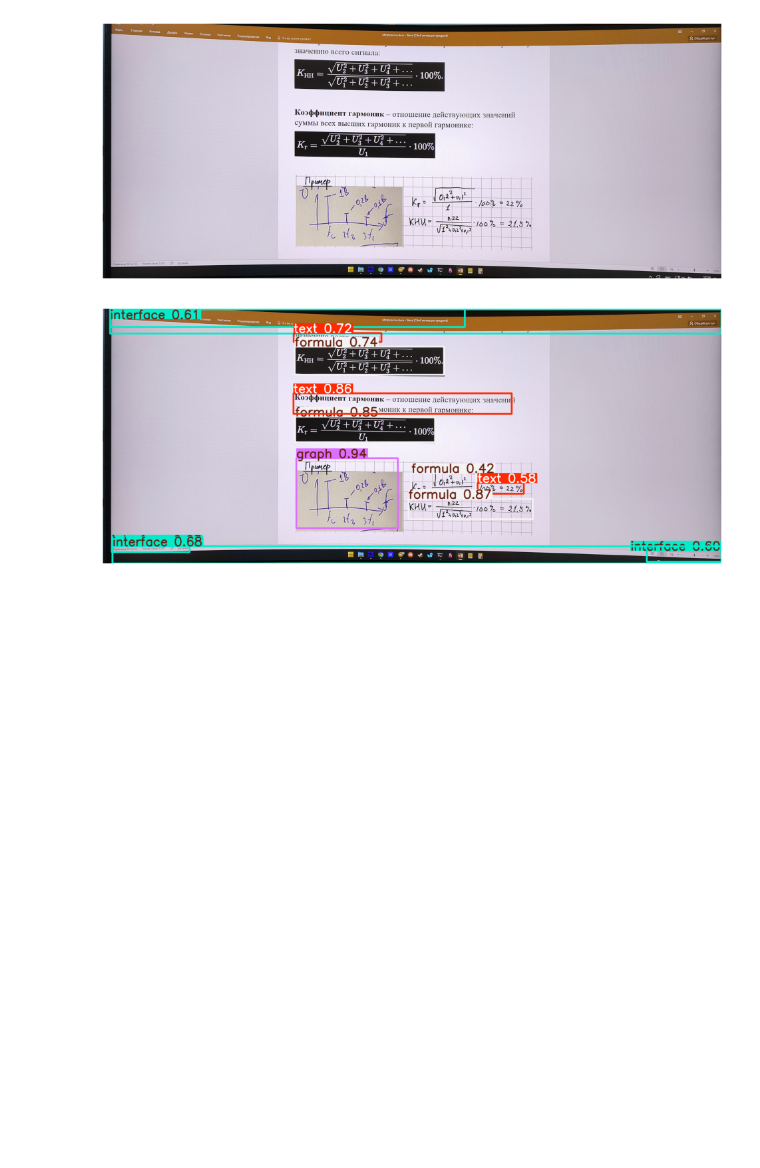
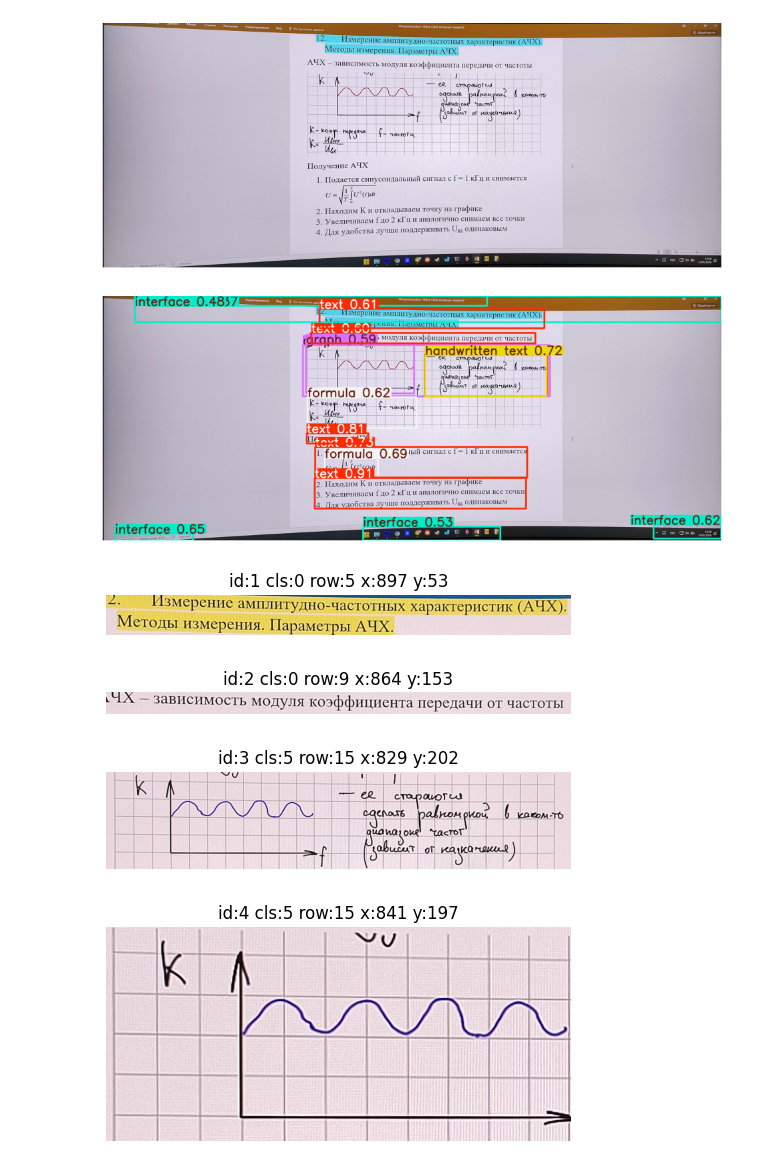
Before and after one commit to gigaBars7/Conspect, a Jupyter notebook: experiments/class_cutter/train_class_cutter.ipynb, the cells around one changed output. Saved outputs shown, nothing was run; the diff lists cells and outputs as text; code cells hidden in the pictures; blank space fills up the shorter version.

```diff
--- a/experiments/class_cutter/train_class_cutter.ipynb
+++ b/experiments/class_cutter/train_class_cutter.ipynb
@@ -51,30 +51,74 @@ Results saved to /home/alex/projects/tf_cuda/CV/Conspect/experiments/class_cutte
 weights = 'runs/detect/whiteboard_det_m_bd_40768/weights/best.pt'
 model = YOLO(str(weights))
 # %%
-img_path = 'tests/экран метрология2 word.jpg'
+img_path = 'tests/экран метрология word.jpg'
 img = cv2.imread(img_path)
 
 pred = model.predict(
     source=img,
-    conf=0.25,
+    conf=0.3,
     iou=0.5,
     device="cuda",
     save=False,
     verbose=False
 )[0]
 
 res = pred.plot()
 
 plt.figure(figsize=(12, 7))
 plt.imshow(img)
 plt.axis('off')
 plt.show()
 
-
 plt.figure(figsize=(12, 7))
 plt.imshow(res)
 plt.axis('off')
 plt.show()
+
+
+xyxy = pred.boxes.xyxy.cpu().numpy()
+cls  = pred.boxes.cls.cpu().numpy().astype(int)
+
+# 0: 'text', 1: 'handwritten text', 2: 'formula', 3: 'scheme', 4: 'image', 5: 'graph', 6: 'table', 7: 'interface'
+target_cls = (0, 1, 2, 3, 4, 5, 6)
+
+h, w = img.shape[:2]
+
+line_tol = max(12, int(0.02 * h))
+
+items = []
+for b, c in zip(xyxy, cls):
+    if c not in target_cls:
+        continue
+
+    x1, y1, x2, y2 = b.tolist()
+
+    x1i = max(0, min(w - 1, int(round(x1))))
+    y1i = max(0, min(h - 1, int(round(y1))))
+    x2i = max(0, min(w,     int(round(x2))))
+    y2i = max(0, min(h,     int(round(y2))))
+    if x2i <= x1i or y2i <= y1i:
+        continue
+
+    yc = 0.5 * (y1i + y2i)
+    row = int(round(yc / line_tol))
+
+    items.append((row, x1i, y1i, x2i, y2i, c))
+
+items.sort(key=lambda t: (t[0], t[1]))
+
+for idx, (row, x1i, y1i, x2i, y2i, c) in enumerate(items, start=1):
+    crop = img[y1i:y2i, x1i:x2i]
+
+    plt.figure(figsize=(6, 4))
+    plt.title(f"id:{idx} cls:{c} row:{row} x:{x1i} y:{y1i}")
+    plt.imshow(cv2.cvtColor(crop, cv2.COLOR_BGR2RGB))
+    plt.axis("off")
+    plt.show()
 # %% [output]
-[figure, old version]
+[figure, new version]
-[figure, old version]
+[figure, new version]
+[figure, added]
+[figure, added]
+[figure, added]
+[figure, added]
```
Also changed, not shown: parts of 1 cell of this notebook.
